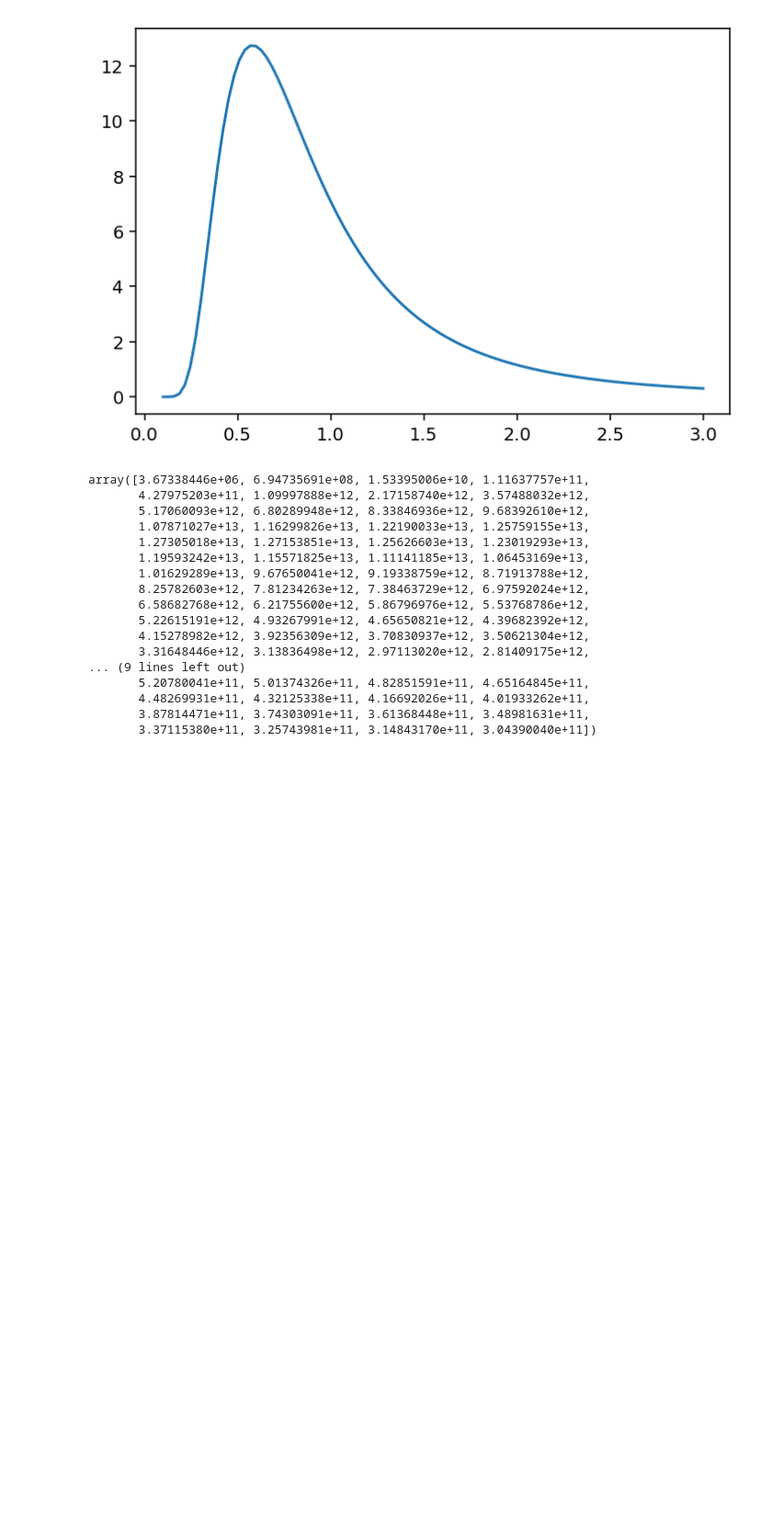
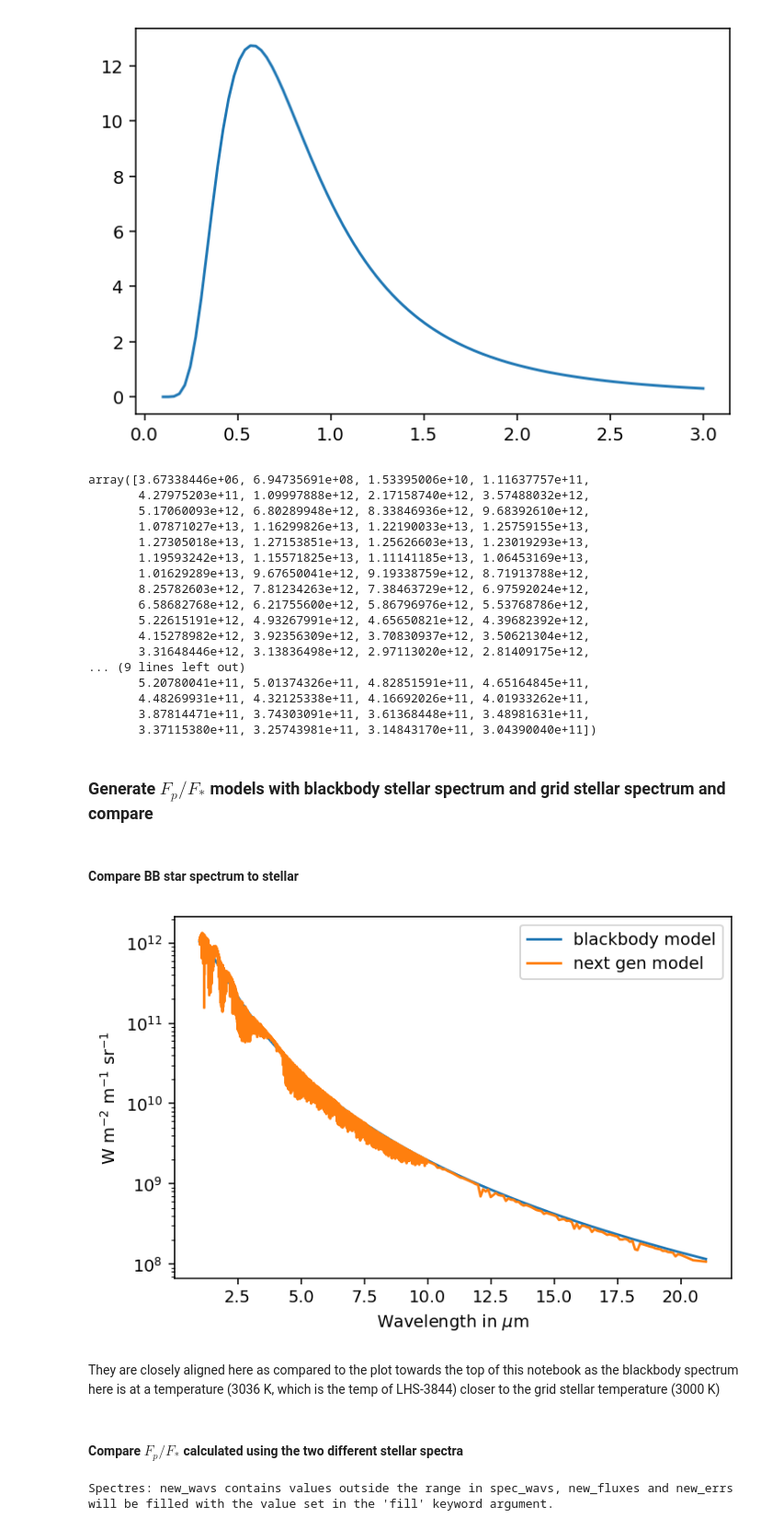
Before and after one commit to ishan-mishra/rocky_exo_jwst, a Jupyter notebook: emission_model_with_stellar_model.ipynb, the cells around one changed output. Shown at 92% size. Drawn from its saved outputs; the diff is of its cells as text; code cells hidden in the pictures; blank space fills up the shorter version.

```diff
--- a/emission_model_with_stellar_model.ipynb
+++ b/emission_model_with_stellar_model.ipynb
@@ -177,3 +179,7 @@ array([3.67338446e+06, 6.94735691e+08, 1.53395006e+10, 1.11637757e+11,
        4.48269931e+11, 4.32125338e+11, 4.16692026e+11, 4.01933262e+11,
        3.87814471e+11, 3.74303091e+11, 3.61368448e+11, 3.48981631e+11,
        3.37115380e+11, 3.25743981e+11, 3.14843170e+11, 3.04390040e+11])
+# %% [markdown]
+### Generate $F_p/F_*$ models with blackbody stellar spectrum and grid stellar spectrum and compare
+# %% [markdown]
+#### Compare BB star spectrum to stellar
@@ -179,0 +240,16 @@ array([3.67338446e+06, 6.94735691e+08, 1.53395006e+10, 1.11637757e+11,
+# %%
+plt.figure()
+plt.plot(stellar_wav*10**6, stellar_spec_bb, label='blackbody model')
+# convert flux density to radiance
+plt.plot(stellar_wav*10**6, stellar_spec_grid, label='next gen model')
+plt.xlabel('Wavelength in $\mu$m')
+plt.ylabel('W m$^{-2}$ m$^{-1}$ sr$^{-1}$')
+plt.legend()
+#plt.xlim((5,25))
+plt.yscale('log')
+# %% [output]
+[figure, added]
+# %% [markdown]
+They are closely aligned here as compared to the plot towards the top of this notebook as the blackbody spectrum here is at a temperature (3036 K, which is the temp of LHS-3844) closer to the grid stellar temperature (3000 K)
+# %% [markdown]
+#### Compare $F_p/F_*$ calculated using the two different stellar spectra
@@ -179,0 +298,47 @@ array([3.67338446e+06, 6.94735691e+08, 1.53395006e+10, 1.11637757e+11,
+# %%
+# planetary parameters
+
+R_p = 0.116*7.1492*10**7   # planetary radius in meters
+R_star = R_p/0.0641    # value obtained from Kreidberg et al.
+D_p = 7.039*R_star
+T_star = 3036    # stellar temperature in K
+T_dayside = 1040    # dayside brightness temperature in K (from Kreidberg et al.)
+
+
+# load emissivity file
+
+#(_, _, filenames) = walk('data_Emily/spectra_csv/csv - unaltered spectra/').next()
+
+file_name = 'SE20.csv'
+path = 'data_Emily/spectra_csv/csv - unaltered spectra/' + file_name
+
+eps = np.loadtxt(path, delimiter=',')
+wav_eps, eps  = eps[:,0][::-1], eps[:,1][::-1]
+
+#### grid stellar spectrum
+
+# match the stellar wavelength axis to the emissivity wavelength axis
+stellar_spec_grid_mod = spectres(wav_eps, stellar_wav*10**6, stellar_spec_grid)
+
+wav_eps = wav_eps[~np.isnan(stellar_spec_grid_mod)]
+eps = eps[~np.isnan(stellar_spec_grid_mod)]
+stellar_spec_grid_mod = stellar_spec_grid_mod[~np.isnan(stellar_spec_grid_mod)]
+
+# calculate model
+
+model_grid_star = fp_over_fstar(wav_eps*10**-6, R_p, D_p, eps, stellar_spec_grid_mod, T_dayside, R_star, constant_T=True)
+
+#### BB stellar spectrum
+
+# match the stellar wavelength axis to the emissivity wavelength axis
+stellar_spec_bb_mod = spectres(wav_eps, stellar_wav*10**6, stellar_spec_bb)
+
+wav_eps = wav_eps[~np.isnan(stellar_spec_bb_mod)]
+eps = eps[~np.isnan(stellar_spec_bb_mod)]
+stellar_spec_bb_mod = stellar_spec_bb_mod[~np.isnan(stellar_spec_bb_mod)]
+
+# calculate model
+
+model_bb_star = fp_over_fstar(wav_eps*10**-6, R_p, D_p, eps, stellar_spec_bb_mod, T_dayside, R_star, constant_T=True)
+# %% [output]
+Spectres: new_wavs contains values outside the range in spec_wavs, new_fluxes and new_errs will be filled with the value set in the 'fill' keyword argument.
```
Also changed, not shown: parts of 6 cells of this notebook, 2 other files.
